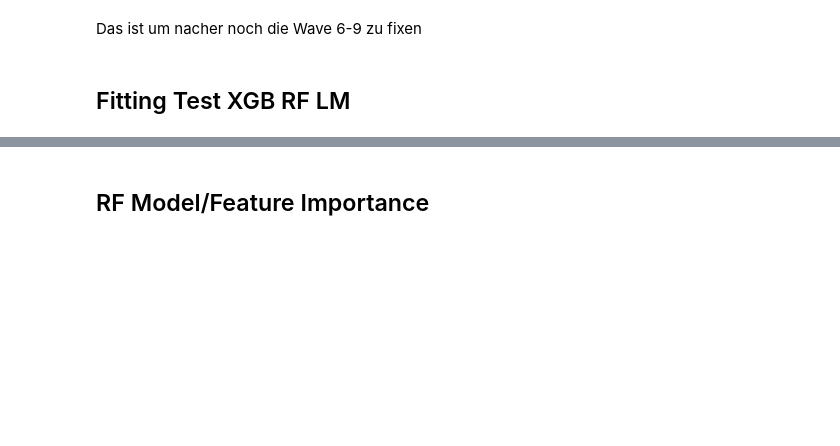
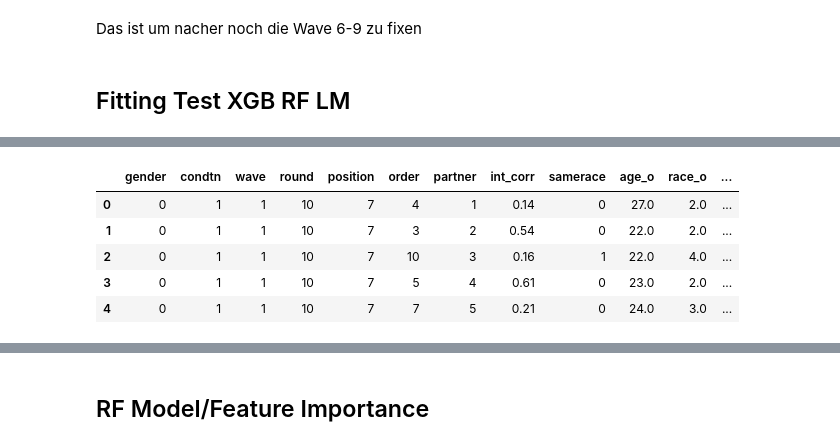
Before and after one commit to SvenNatterer/BASpeedDating, a Jupyter notebook: fitting.ipynb, the cells around one changed output, grey strips where cells are left out. Cells and saved outputs as stored; diff of their text form; code cells hidden in the pictures; blank space fills up the shorter version.

```diff
--- a/fitting.ipynb
+++ b/fitting.ipynb
@@ -34,22 +34,20 @@ def multiply_wave_cols(df):
     # Maske für Zeilen 6–9
     mask = df['wave'].between(6, 9)
     # Spaltenauswahl: alle, die auf '_1' enden
-    cols = df.columns[df.columns.str.endswith('_1')]
+    cols = ["attr4_1", "sinc4_1", "intel4_1", "fun4_1", "amb4_1", "shar4_1", "attr4_3", "sinc4_3", "intel4_3", "fun4_3", "amb4_3", "shar4_3",
+            "attr2_3", "sinc2_3", "intel2_3", "fun2_3", "amb2_3", "shar2_3"]
     # in-place Multiplikation
     df.loc[mask, cols] *= 10
     return df
 # %% [markdown]
 ## Fitting Test XGB RF LM
+# %%
+df_extended = multiply_wave_cols(df_extended)
 # %%
 from sklearn.model_selection import train_test_split
 
-# Wave 6-9 entfernen da die Skala nicht passt
-df_extended = df_extended[(df_extended['wave'] >= 6) & (df_extended['wave'] >= 9)]
-
-#df_extended = df_extended.loc[:, ~df_extended.columns.str.endswith(('_2', '_3'))]
-
 # Spalten entfernen da sie 'Match' determinieren
-df_extended = df_extended.drop(columns=['iid', 'id', 'idg', 'pid', "dec", "dec_o", "like", "like_o"], errors='ignore')
+df_extended = df_extended.drop(columns=['iid', 'id', 'idg', 'pid', "dec", "dec_o"], errors='ignore')
 
 # Entferne jede Spalte die mehr als 5% fehlende werte hat
 threshold = 0.05 * len(df_extended)
@@ -59,7 +57,7 @@ print(cols_to_drop.tolist())
 df_extended = df_extended.loc[:, df_extended.isnull().sum() < threshold]
 
 # Train Test Split
-X = df_extended.drop(["match", ], axis=1)
+X = df_extended.drop(["match"], axis=1)
 y = df_extended["match"]
 X_train, X_test, y_train, y_test = train_test_split(X, y, test_size=0.2, random_state=42)
 # %% [output]
@@ -82,3 +89,12 @@ Spalte: career, Anzahl der eindeutigen Werte: 265
+# %%
+X.head()
+# %% [output]
+|  | gender | condtn | wave | round | position | order | partner | int_corr | samerace | age_o | race_o | ... |
+| 0 | 0 | 1 | 1 | 10 | 7 | 4 | 1 | 0.14 | 0 | 27.0 | 2.0 | ... |
+| 1 | 0 | 1 | 1 | 10 | 7 | 3 | 2 | 0.54 | 0 | 22.0 | 2.0 | ... |
+| 2 | 0 | 1 | 1 | 10 | 7 | 10 | 3 | 0.16 | 1 | 22.0 | 4.0 | ... |
+| 3 | 0 | 1 | 1 | 10 | 7 | 5 | 4 | 0.61 | 0 | 23.0 | 2.0 | ... |
+| 4 | 0 | 1 | 1 | 10 | 7 | 7 | 5 | 0.21 | 0 | 24.0 | 3.0 | ... |
 # %%
 from category_encoders import TargetEncoder
 from sklearn.compose import ColumnTransformer
```
Also changed, not shown: parts of 9 cells of this notebook, 9 other files.
